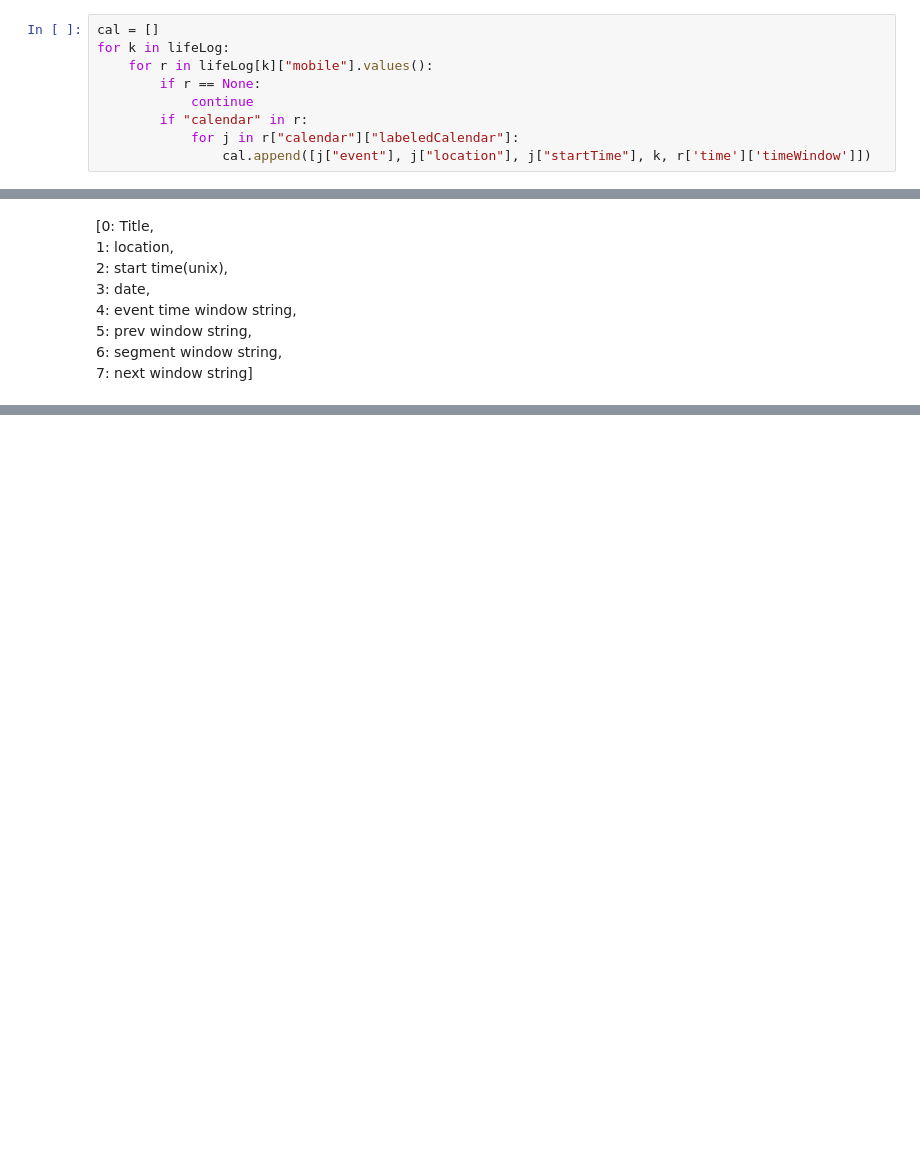
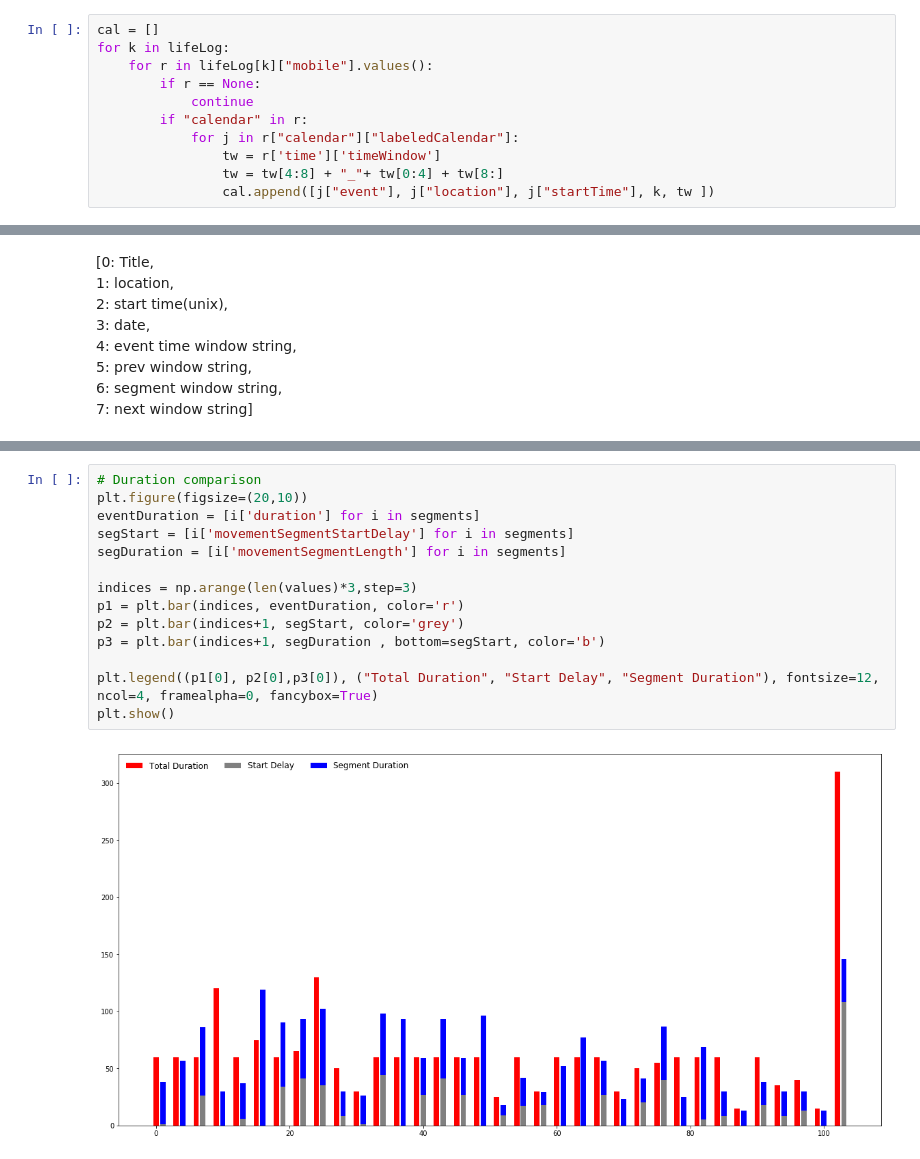
Before and after one commit to Institute-for-Future-Health/Personicle-Data-Analysis, a Jupyter notebook: cal_moving_segmentation.ipynb, the cells around one changed output, grey strips where cells are left out. Cells and saved outputs as stored; diff of their text form; blank space fills up the shorter version.

```diff
--- a/cal_moving_segmentation.ipynb
+++ b/cal_moving_segmentation.ipynb
@@ -18,4 +19,6 @@ for k in lifeLog:
             continue
         if "calendar" in r:
             for j in r["calendar"]["labeledCalendar"]:
-                cal.append([j["event"], j["location"], j["startTime"], k, r['time']['timeWindow']])
+                tw = r['time']['timeWindow']
+                tw = tw[4:8] + "_"+ tw[0:4] + tw[8:]
+                cal.append([j["event"], j["location"], j["startTime"], k, tw ])
@@ -149,0 +227,16 @@ KeyError: '0202_2018'
+# %%
+# Duration comparison
+plt.figure(figsize=(20,10))
+eventDuration = [i['duration'] for i in segments]
+segStart = [i['movementSegmentStartDelay'] for i in segments]
+segDuration = [i['movementSegmentLength'] for i in segments]
+
+indices = np.arange(len(values)*3,step=3)
+p1 = plt.bar(indices, eventDuration, color='r')
+p2 = plt.bar(indices+1, segStart, color='grey')
+p3 = plt.bar(indices+1, segDuration , bottom=segStart, color='b')
+
+plt.legend((p1[0], p2[0],p3[0]), ("Total Duration", "Start Delay", "Segment Duration"), fontsize=12, ncol=4, framealpha=0, fancybox=True)
+plt.show()
+# %% [output]
+[figure, added]
```
Also changed, not shown: parts of 18 cells of this notebook.
